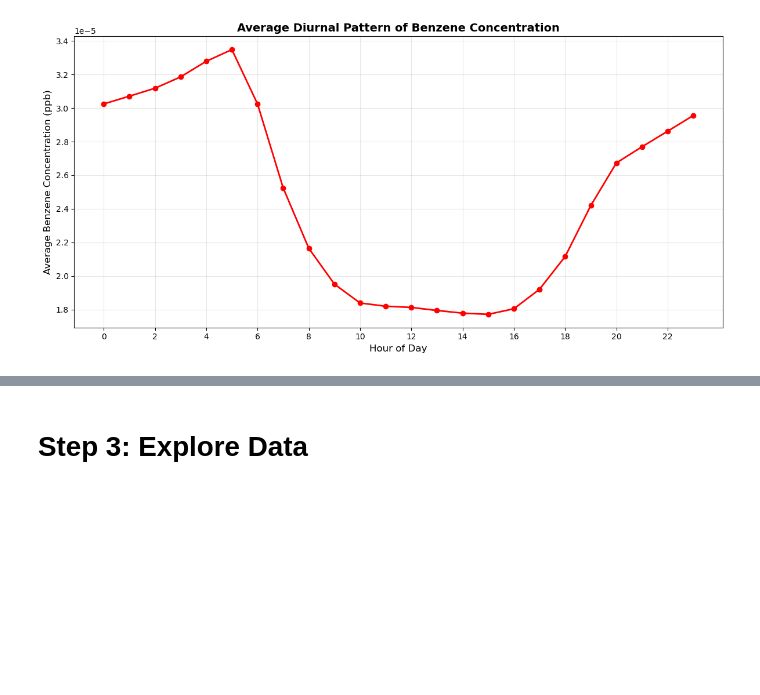
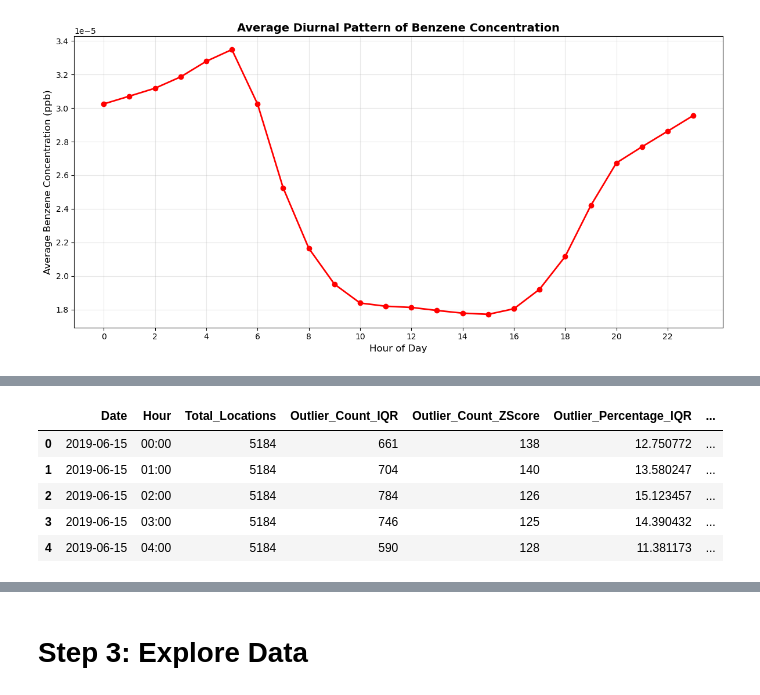
Before and after one commit to npr99/integrate_people_theme1_cookbook, a Jupyter notebook: ip1_2cv1_hourlyair.ipynb, the cells around one changed output, grey strips where cells are left out. Saved outputs shown, nothing was run; the diff lists cells and outputs as text; code cells hidden in the pictures; blank space fills up the shorter version.

```diff
--- a/ip1_2cv1_hourlyair.ipynb
+++ b/ip1_2cv1_hourlyair.ipynb
@@ -318,0 +532,9 @@ plt.show()
+# %%
+outlier_analysis_df.head()
+# %% [output]
+|  | Date | Hour | Total_Locations | Outlier_Count_IQR | Outlier_Count_ZScore | Outlier_Percentage_IQR | ... |
+| 0 | 2019-06-15 | 00:00 | 5184 | 661 | 138 | 12.750772 | ... |
+| 1 | 2019-06-15 | 01:00 | 5184 | 704 | 140 | 13.580247 | ... |
+| 2 | 2019-06-15 | 02:00 | 5184 | 784 | 126 | 15.123457 | ... |
+| 3 | 2019-06-15 | 03:00 | 5184 | 746 | 125 | 14.390432 | ... |
+| 4 | 2019-06-15 | 04:00 | 5184 | 590 | 128 | 11.381173 | ... |
```
Also changed, not shown: parts of 9 cells of this notebook, 4 other files.
